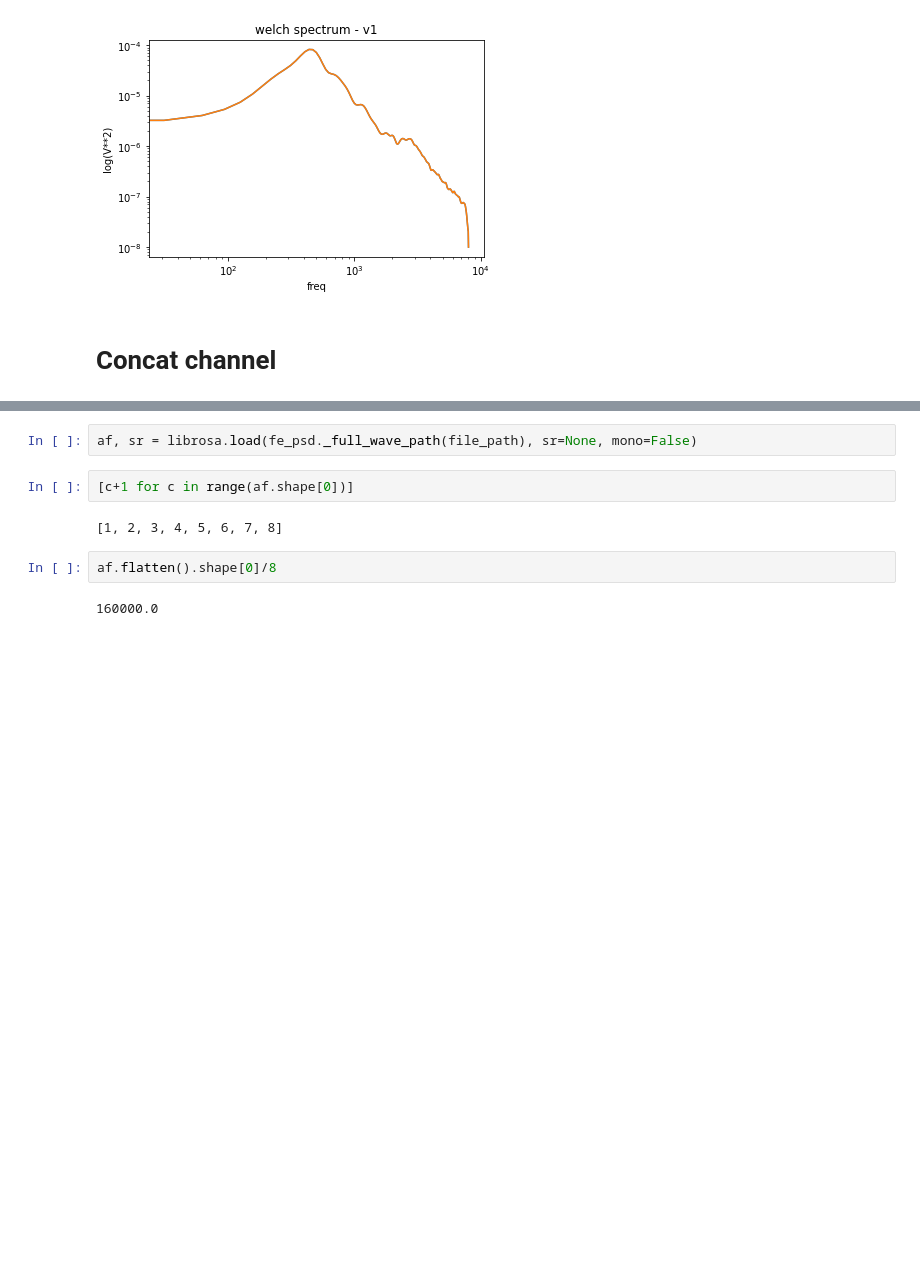
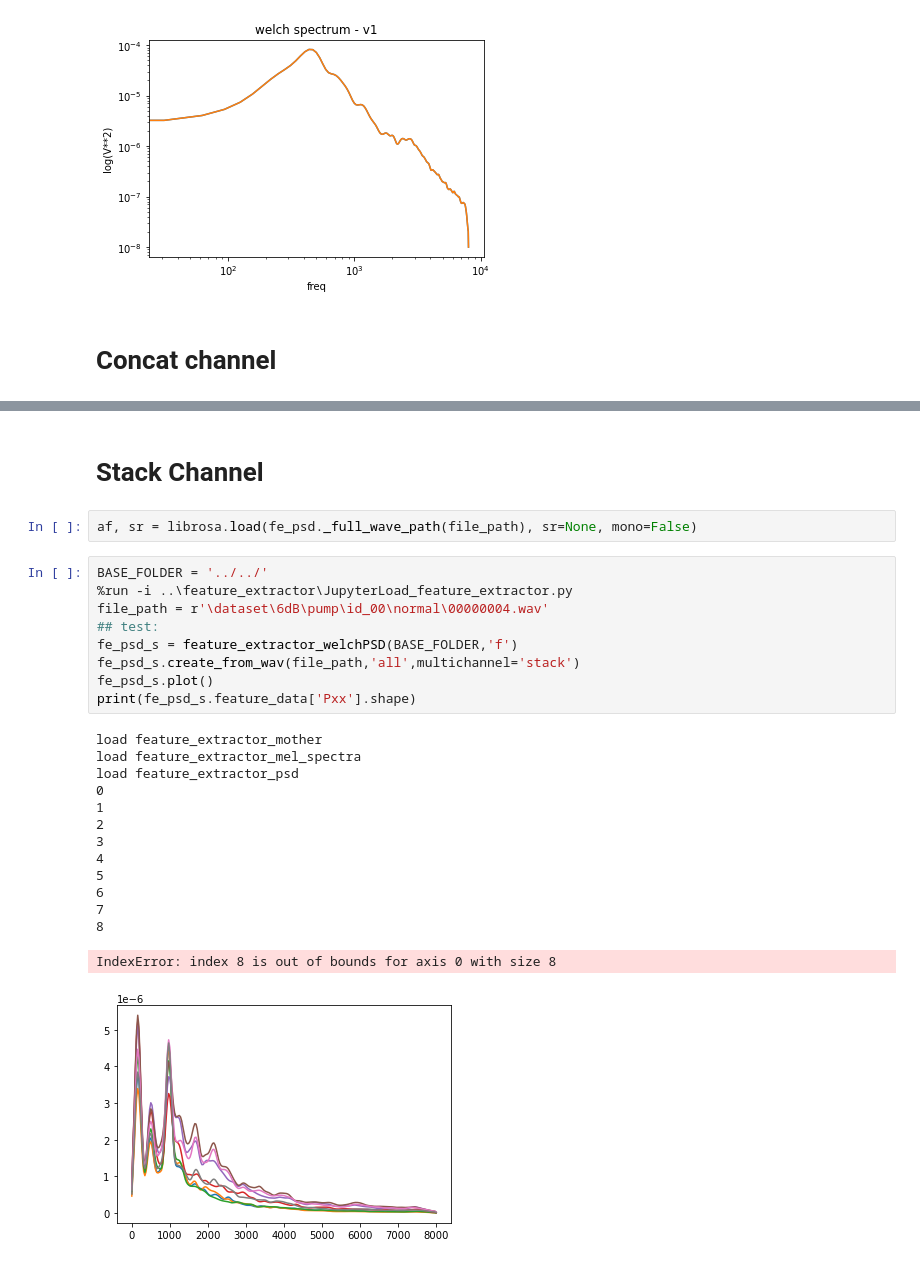
Before and after one commit to BA-HanseML/NF_Prj_MIMII_Dataset, a Jupyter notebook: utility/workshop/feature_extractor_PSD.ipynb, the cells around one changed output, grey strips where cells are left out. Saved outputs shown, nothing was run; the diff lists cells and outputs as text; blank space fills up the shorter version.

```diff
--- a/utility/workshop/feature_extractor_PSD.ipynb
+++ b/utility/workshop/feature_extractor_PSD.ipynb
@@ -70,10 +73,28 @@ load feature_extractor_psd
+# %% [markdown]
+# Stack Channel
 # %%
 af, sr = librosa.load(fe_psd._full_wave_path(file_path), sr=None, mono=False)
-# %%
-[c+1 for c in range(af.shape[0])]
-# %% [output]
-[1, 2, 3, 4, 5, 6, 7, 8]
-# %%
-af.flatten().shape[0]/8
-# %% [output]
-160000.0
+# %%
+BASE_FOLDER = '../../'
+%run -i ..\feature_extractor\JupyterLoad_feature_extractor.py
+file_path = r'\dataset\6dB\pump\id_00\normal\00000004.wav'
+## test:
+fe_psd_s = feature_extractor_welchPSD(BASE_FOLDER,'f')
+fe_psd_s.create_from_wav(file_path,'all',multichannel='stack')
+fe_psd_s.plot()
+print(fe_psd_s.feature_data['Pxx'].shape)
+# %% [output]
+load feature_extractor_mother
+load feature_extractor_mel_spectra
+load feature_extractor_psd
+0
+1
+2
+3
+4
+5
+6
+7
+8
+IndexError: index 8 is out of bounds for axis 0 with size 8
+[figure, added]
```
Also changed, not shown: parts of 2 cells of this notebook, 1 other file.
